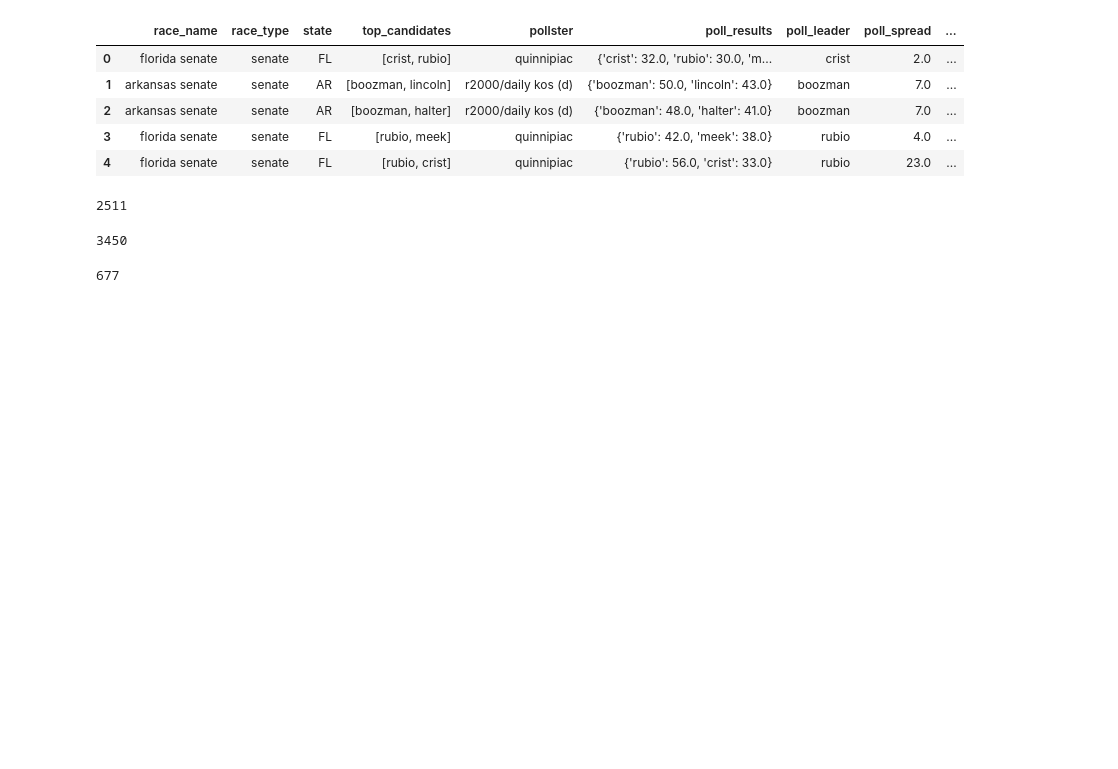
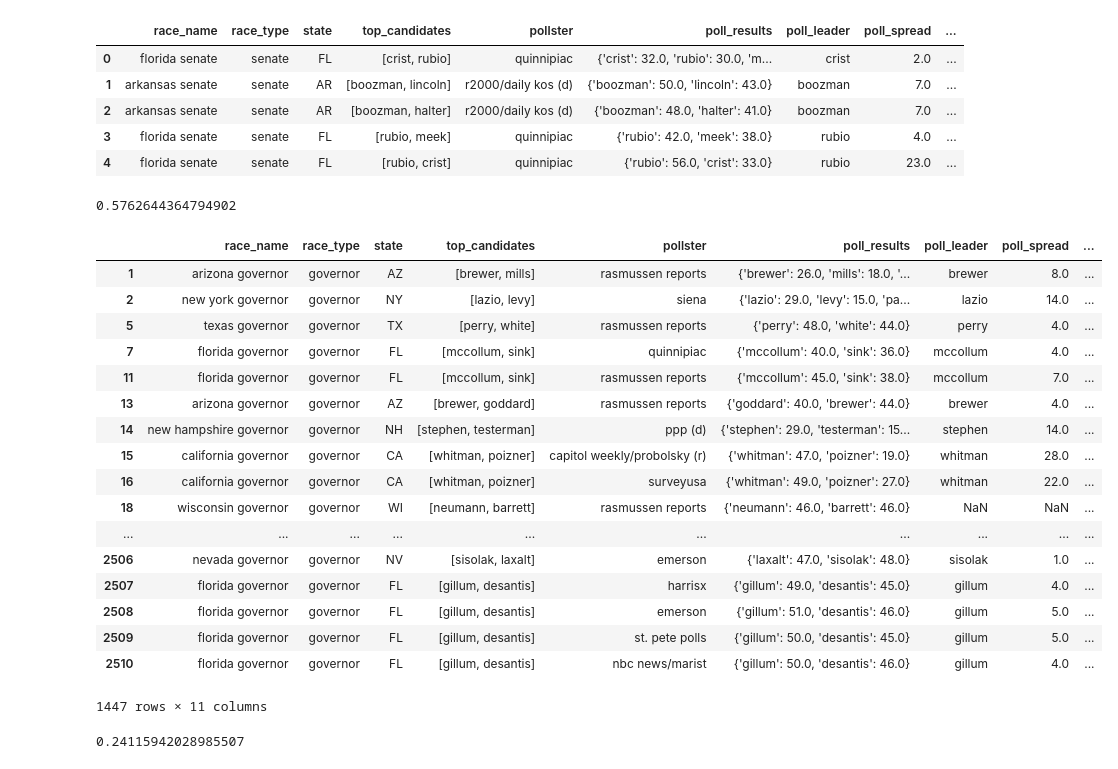
Before and after one commit to Nlorio/election-forecast, a Jupyter notebook: notebooks/Race_Winner_Matcher.ipynb, the cells around one changed output. Cells and saved outputs as stored; diff of their text form; code cells hidden in the pictures; blank space fills up the shorter version.

```diff
--- a/notebooks/Race_Winner_Matcher.ipynb
+++ b/notebooks/Race_Winner_Matcher.ipynb
@@ -186,15 +233,32 @@ df_s.head()
 | 2 | arkansas senate | senate | AR | [boozman, halter] | r2000/daily kos (d) | {'boozman': 48.0, 'halter': 41.0} | boozman | 7.0 | ... |
 | 3 | florida senate | senate | FL | [rubio, meek] | quinnipiac | {'rubio': 42.0, 'meek': 38.0} | rubio | 4.0 | ... |
 | 4 | florida senate | senate | FL | [rubio, crist] | quinnipiac | {'rubio': 56.0, 'crist': 33.0} | rubio | 23.0 | ... |
-# %%
-len(df_g)
-# %% [output]
-2511
-# %%
-len(df_s)
-# %% [output]
-3450
-# %%
-len(df_h)
-# %% [output]
-677
+# %%
+len(df_g[df_g["winner"]=="<BLANK>"])/len(df_g)
+# %% [output]
+0.5762644364794902
+# %%
+df_g[df_g["winner"]=="<BLANK>"]
+# %% [output]
+|  | race_name | race_type | state | top_candidates | pollster | poll_results | poll_leader | poll_spread | ... |
+| 1 | arizona governor | governor | AZ | [brewer, mills] | rasmussen reports | {'brewer': 26.0, 'mills': 18.0, '... | brewer | 8.0 | ... |
+| 2 | new york governor | governor | NY | [lazio, levy] | siena | {'lazio': 29.0, 'levy': 15.0, 'pa... | lazio | 14.0 | ... |
+| 5 | texas governor | governor | TX | [perry, white] | rasmussen reports | {'perry': 48.0, 'white': 44.0} | perry | 4.0 | ... |
+| 7 | florida governor | governor | FL | [mccollum, sink] | quinnipiac | {'mccollum': 40.0, 'sink': 36.0} | mccollum | 4.0 | ... |
+| 11 | florida governor | governor | FL | [mccollum, sink] | rasmussen reports | {'mccollum': 45.0, 'sink': 38.0} | mccollum | 7.0 | ... |
+| 13 | arizona governor | governor | AZ | [brewer, goddard] | rasmussen reports | {'goddard': 40.0, 'brewer': 44.0} | brewer | 4.0 | ... |
+| 14 | new hampshire governor | governor | NH | [stephen, testerman] | ppp (d) | {'stephen': 29.0, 'testerman': 15... | stephen | 14.0 | ... |
+| 15 | california governor | governor | CA | [whitman, poizner] | capitol weekly/probolsky (r) | {'whitman': 47.0, 'poizner': 19.0} | whitman | 28.0 | ... |
+| 16 | california governor | governor | CA | [whitman, poizner] | surveyusa | {'whitman': 49.0, 'poizner': 27.0} | whitman | 22.0 | ... |
+| 18 | wisconsin governor | governor | WI | [neumann, barrett] | rasmussen reports | {'neumann': 46.0, 'barrett': 46.0} | NaN | NaN | ... |
+| ... | ... | ... | ... | ... | ... | ... | ... | ... | ... |
+| 2506 | nevada governor | governor | NV | [sisolak, laxalt] | emerson | {'laxalt': 47.0, 'sisolak': 48.0} | sisolak | 1.0 | ... |
+| 2507 | florida governor | governor | FL | [gillum, desantis] | harrisx | {'gillum': 49.0, 'desantis': 45.0} | gillum | 4.0 | ... |
+| 2508 | florida governor | governor | FL | [gillum, desantis] | emerson | {'gillum': 51.0, 'desantis': 46.0} | gillum | 5.0 | ... |
+| 2509 | florida governor | governor | FL | [gillum, desantis] | st. pete polls | {'gillum': 50.0, 'desantis': 45.0} | gillum | 5.0 | ... |
+| 2510 | florida governor | governor | FL | [gillum, desantis] | nbc news/marist | {'gillum': 50.0, 'desantis': 46.0} | gillum | 4.0 | ... |
+1447 rows × 11 columns
+# %%
+len(df_s[df_s["winner"]=="<BLANK>"])/len(df_s)
+# %% [output]
+0.24115942028985507
```
Also changed, not shown: parts of 10 cells of this notebook, 3 other files.
